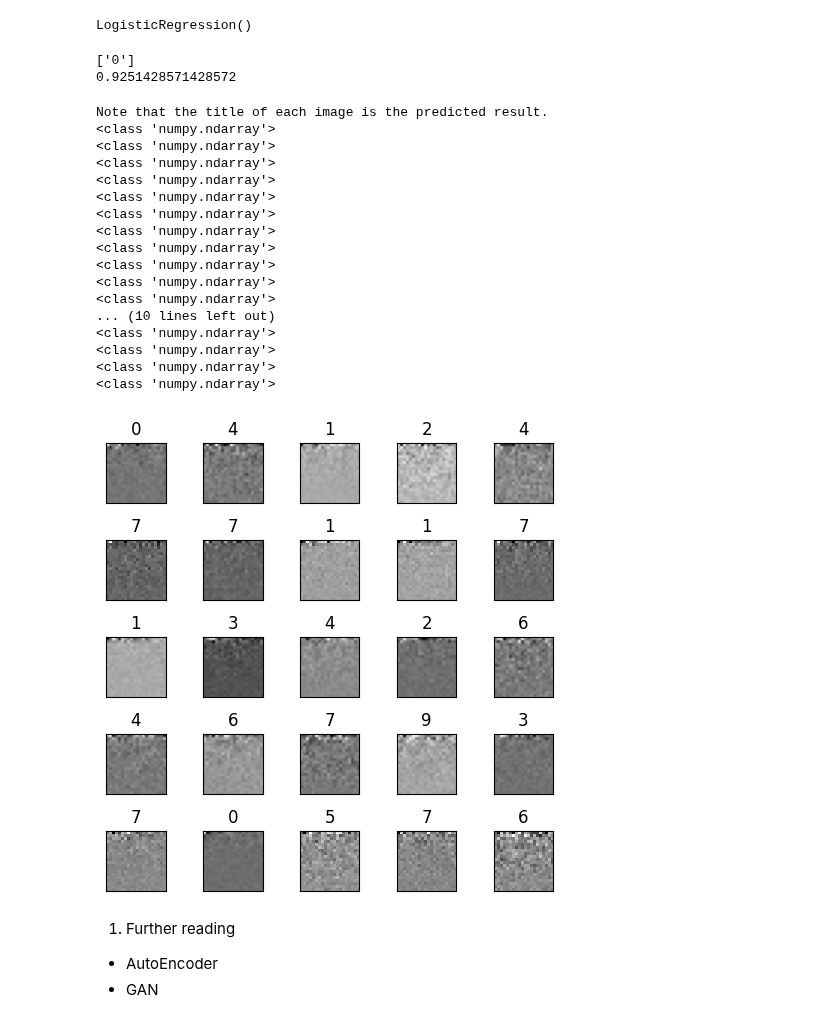
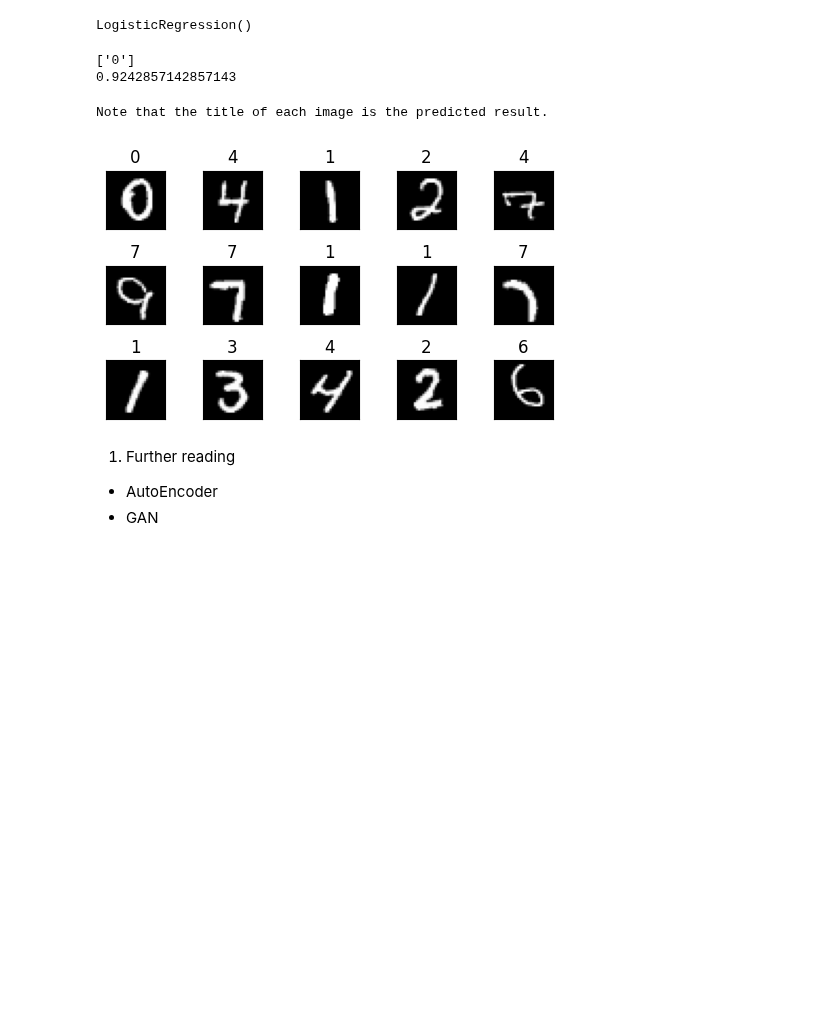
Before and after one commit to ekaratnida/Applied-machine-learning, a Jupyter notebook: Week15-pca/PCA.ipynb, the cells around one changed output. Saved outputs shown, nothing was run; the diff lists cells and outputs as text; code cells hidden in the pictures; blank space fills up the shorter version.

```diff
--- a/Week15-pca/PCA.ipynb
+++ b/Week15-pca/PCA.ipynb
@@ -287,5 +266,0 @@ test_img_compress = pca.transform(test_img_std)
-# %%
-from sklearn.ensemble import RandomForestClassifier
-clf = RandomForestClassifier(max_depth=2, random_state=0)
-clf.fit(train_img_std, train_lbl)
-print(type(clf.feature_importances_))
@@ -322,53 +282,33 @@ print(clf.predict(test_img_compress[0].reshape(1,-1)))
 print(clf.score(test_img_compress,test_lbl))
 # %% [output]
 ['0']
-0.9251428571428572
+0.9242857142857143
 # %%
-n_rows = 5
+n_rows = 3
 n_cols = 5
 max_index = n_rows * n_cols
-fig, axs = plt.subplots(nrows=n_rows, ncols=n_cols, figsize=(n_cols, n_rows),
-                        subplot_kw={'xticks': [], 'yticks': []})
+
+fig, axs = plt.subplots(nrows=n_rows, ncols=n_cols, figsize=(n_cols, n_rows), subplot_kw={'xticks': [], 'yticks': []})
 
 print("Note that the title of each image is the predicted result.")
 
 for ax, i in zip(axs.flat, range(max_index)):
 
     # Convert array size 784x1 to 28x28 to be able to plot
-    my_image = np.array(test_img_compress[i], dtype='float')
-    #my_image = np.array(test_img_compress[i], dtype='float')
+    my_image = np.array(test_img_original.iloc[i], dtype='float')
     pixels = my_image.reshape((28, 28))
-
-    # Plot image with color mapping (cmap) in grayscale
     ax.imshow(pixels, cmap='gray')
 
-    print(type(test_img_compress[i]))
     # Set title with its result
     result = clf.predict(test_img_compress[i].reshape(1,-1)) # convert dimension (327,) to (1,327)
     ax.set_title(result[0])
 
 # Display plot
 plt.tight_layout()
 plt.show()
 # %% [output]
 Note that the title of each image is the predicted result.
-<class 'numpy.ndarray'>
-<class 'numpy.ndarray'>
-<class 'numpy.ndarray'>
-<class 'numpy.ndarray'>
-<class 'numpy.ndarray'>
-<class 'numpy.ndarray'>
-<class 'numpy.ndarray'>
-<class 'numpy.ndarray'>
-<class 'numpy.ndarray'>
-<class 'numpy.ndarray'>
-<class 'numpy.ndarray'>
-... (10 lines left out)
-<class 'numpy.ndarray'>
-<class 'numpy.ndarray'>
-<class 'numpy.ndarray'>
-<class 'numpy.ndarray'>
-[figure, old version]
+[figure, new version]
 # %% [markdown]
 1. Further reading
 - AutoEncoder
```
Also changed, not shown: parts of 5 cells of this notebook.
